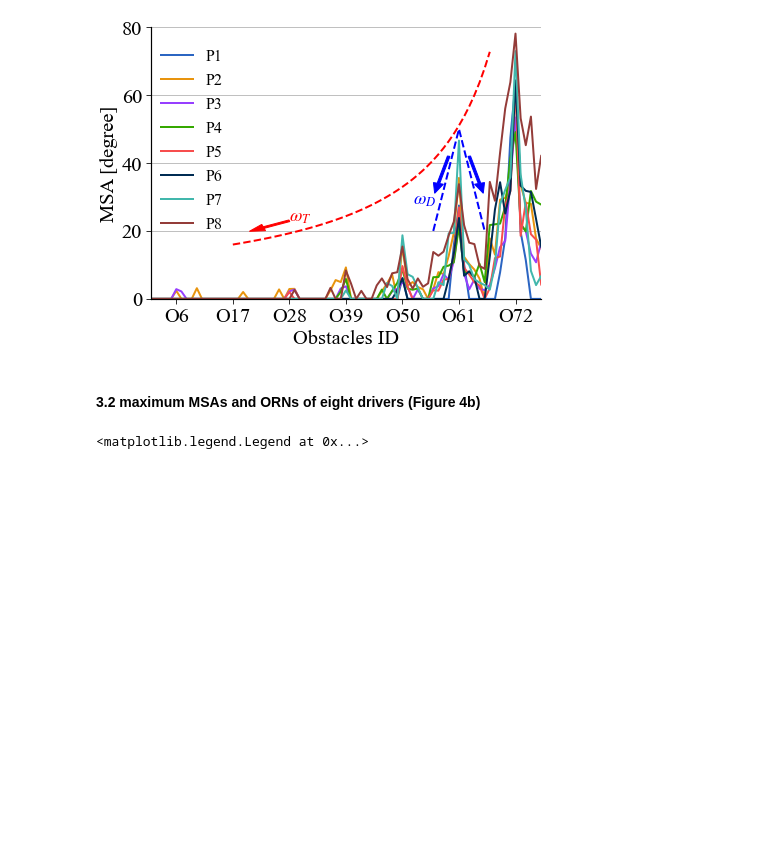
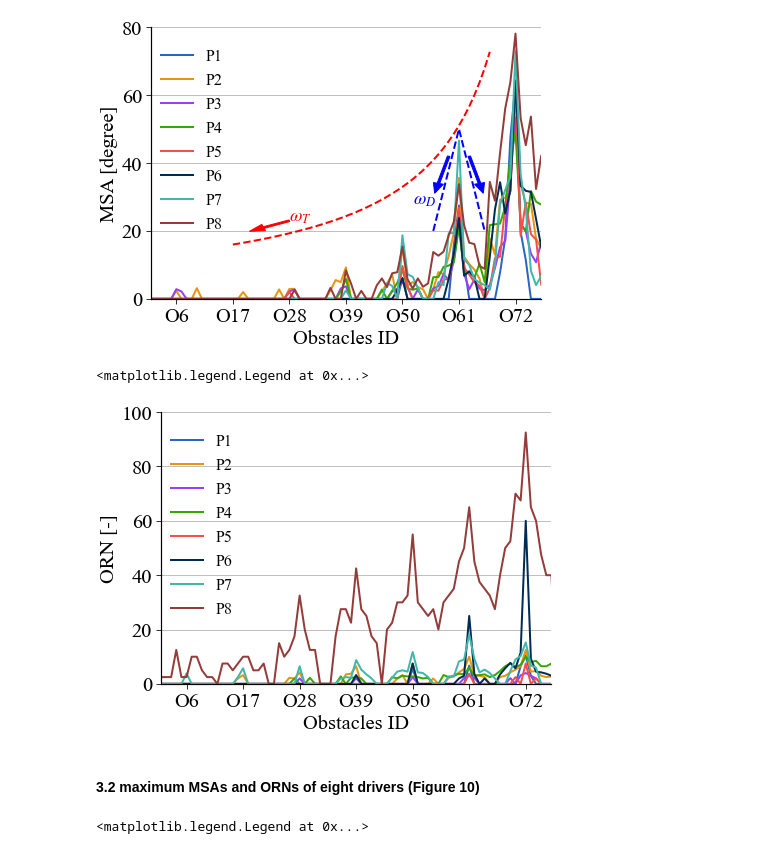
Before and after one commit to ChenChenGith/PODAR_individual_modeling_code, a Jupyter notebook: data_preprocess.ipynb, the cells around one changed output. Drawn from its saved outputs; the diff is of its cells as text; code cells hidden in the pictures; blank space fills up the shorter version.

```diff
--- a/data_preprocess.ipynb
+++ b/data_preprocess.ipynb
@@ -382,8 +382,29 @@ plt.text(52, 28, '$\omega_D$', fontsize=18, color='blue')
 # %% [output]
 Text(52, 28, '$\\omega_D$')
 [figure]
+# %%
+# plt.figure(figsize=(13,5))
+fszz = 6
+obj_data_raw = data['sub_data_raw']
+_x_ticks_label = ["O{}".format(i) for i in np.arange(6,73, 11)]
+for i in range(8):
+    # plt.figure()
+    # plt.xticks(np.arange(6,73, 11), _x_ticks_label)
+    x = np.array(obj_data_raw[i])
+    x[x<2]=0
+    plt.plot(np.arange(1, 79, 1), x, label='P'+str(i+1))
+plt.ylim(0,100)
+plt.ylabel('ORN [-]') # , fontsize=fszz*2.54
+plt.xlim(1,77)
+plt.xticks(np.arange(6,73, 11), _x_ticks_label)  # , fontsize=fszz*2.54
+plt.xlabel('Obstacles ID')  # , fontsize=fszz*2.54
+plt.yticks(np.arange(0, 101, 20))  # , fontsize=fszz*2.54
+plt.legend(loc=[0.01,0.22])  # , fontsize=fszz*2.54
+# %% [output]
+<matplotlib.legend.Legend at 0x...>
+[figure, added]
 # %% [markdown]
-#### 3.2 maximum MSAs and ORNs of eight drivers (Figure 4b)
+#### 3.2 maximum MSAs and ORNs of eight drivers (Figure 10)
 # %%
 max_values = data['max_values']
 b1, = plt.plot(np.arange(1,9), max_values[0], label='Obj. signal(maximum MSA)', c=plt.rcParams['axes.prop_cycle'].by_key()['color'][0], marker='^', ms=10)
```
Also changed, not shown: parts of 1 cell of this notebook.
